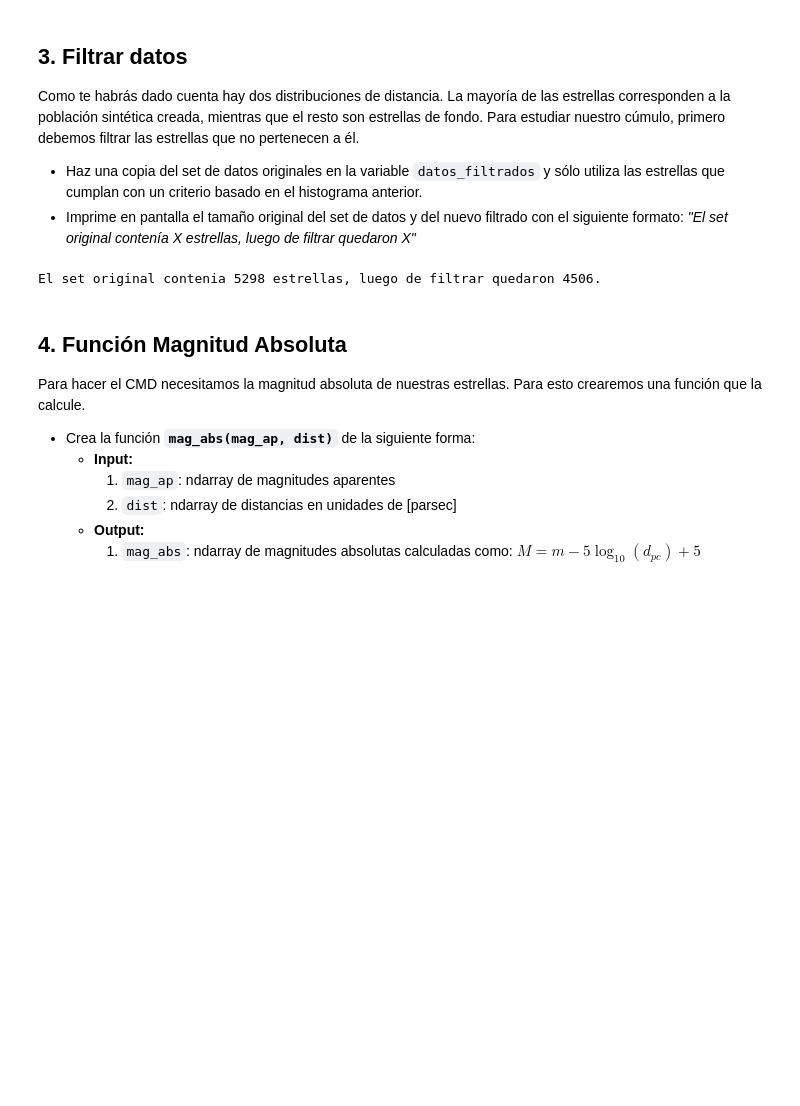
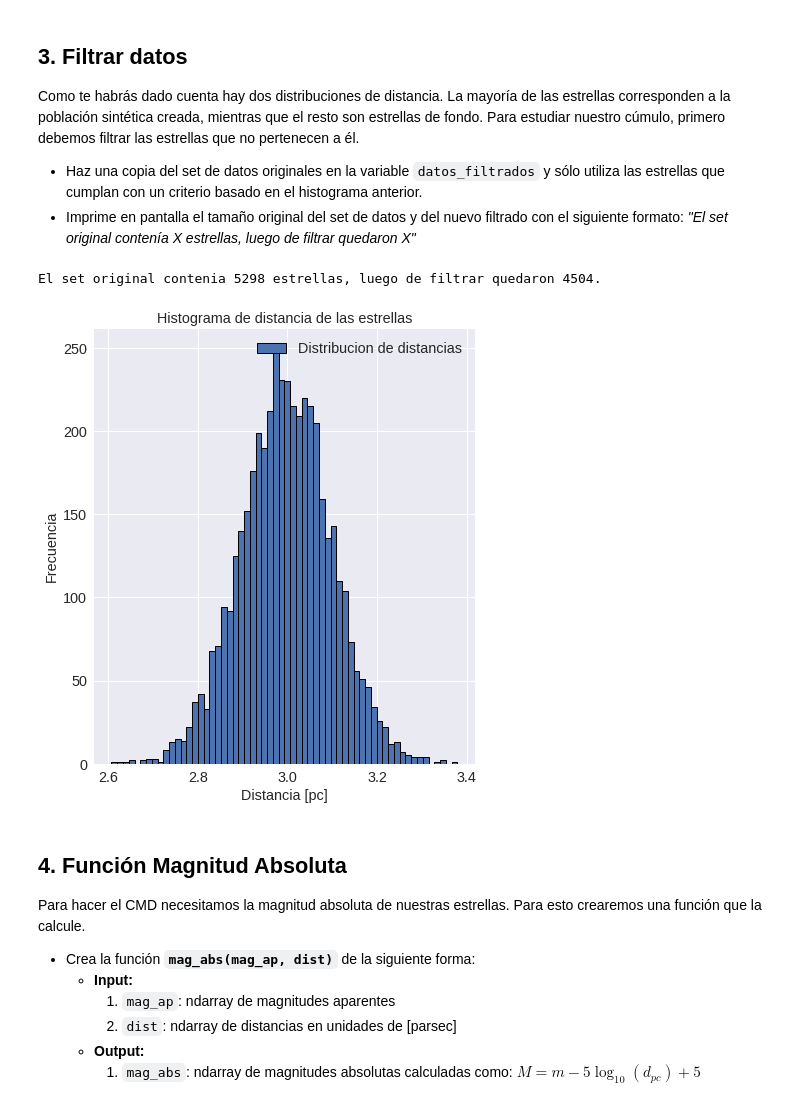
Before and after one commit to franciscourbina/minitarea2, a Jupyter notebook: minitarea2.ipynb, the cells around one changed output. Cells and saved outputs as stored; diff of their text form; code cells hidden in the pictures; blank space fills up the shorter version.

```diff
--- a/minitarea2.ipynb
+++ b/minitarea2.ipynb
@@ -127,17 +127,40 @@ Como te habrás dado cuenta hay dos distribuciones de distancia. La mayoría de
 
 * Haz una copia del set de datos originales en la variable `datos_filtrados` y sólo utiliza las estrellas que cumplan con un criterio basado en el histograma anterior.
 * Imprime en pantalla el tamaño original del set de datos y del nuevo filtrado con el siguiente formato: _"El set original contenía X estrellas, luego de filtrar quedaron X"_
-# %%
-#Filtrar por distancia
-
-datos_filtrados = datos.copy()
-datos_filtrados = datos_filtrados[datos_filtrados[:,6]<=3.5]
-antes = datos.shape[0]
-despues = datos_filtrados.shape[0]
-
-print("El set original contenia " + str(antes) + " estrellas, luego de filtrar quedaron " + str(despues)+ ".")
-# %% [output]
-El set original contenia 5298 estrellas, luego de filtrar quedaron 4506.
+# %%
+#Filtrar por distancia
+
+datos_filtrados = datos.copy()
+
+# Se observa del histograma anterior que las estrellas de fondo se encuentran
+# aproximadamente a mas de 3.5 pc, por lo tanto se filtrara a todas las estrellas
+# que se excedan de dicha distancia
+
+datos_filtrados = datos_filtrados[datos_filtrados[:,6]<=3.5]
+
+# Por ultimo se filtra un par de estrellas que se encuentran a una distancia menor de 2.55 pc
+# que estan lejanas del cumulo que nos interesa en cuestion.
+
+datos_filtrados = datos_filtrados[datos_filtrados[:,6]>2.55]
+antes = datos.shape[0]
+despues = datos_filtrados.shape[0]
+
+print("El set original contenia " + str(antes) + " estrellas, luego de filtrar quedaron " + str(despues)+ ".")
+
+# Para asegurarnos de que se realizó una correcto filtro, se volverá a la realizar el histograma anterior
+
+plt.figure(figsize=(15,8))
+plt.subplot(122)
+plt.title("Histograma de distancia de las estrellas")
+plt.hist(datos_filtrados[:,6], bins=60, alpha =1, edgecolor ="black", linewidth=1, label = "Distribucion de distancias")
+plt.legend()
+plt.xlabel("Distancia [pc]")
+plt.ylabel("Frecuencia")
+plt.grid(True)
+plt.show()
+# %% [output]
+El set original contenia 5298 estrellas, luego de filtrar quedaron 4504.
+[figure, added]
 # %% [markdown]
 ## 4. Función Magnitud Absoluta
 
```
Also changed, not shown: parts of 4 cells of this notebook.
